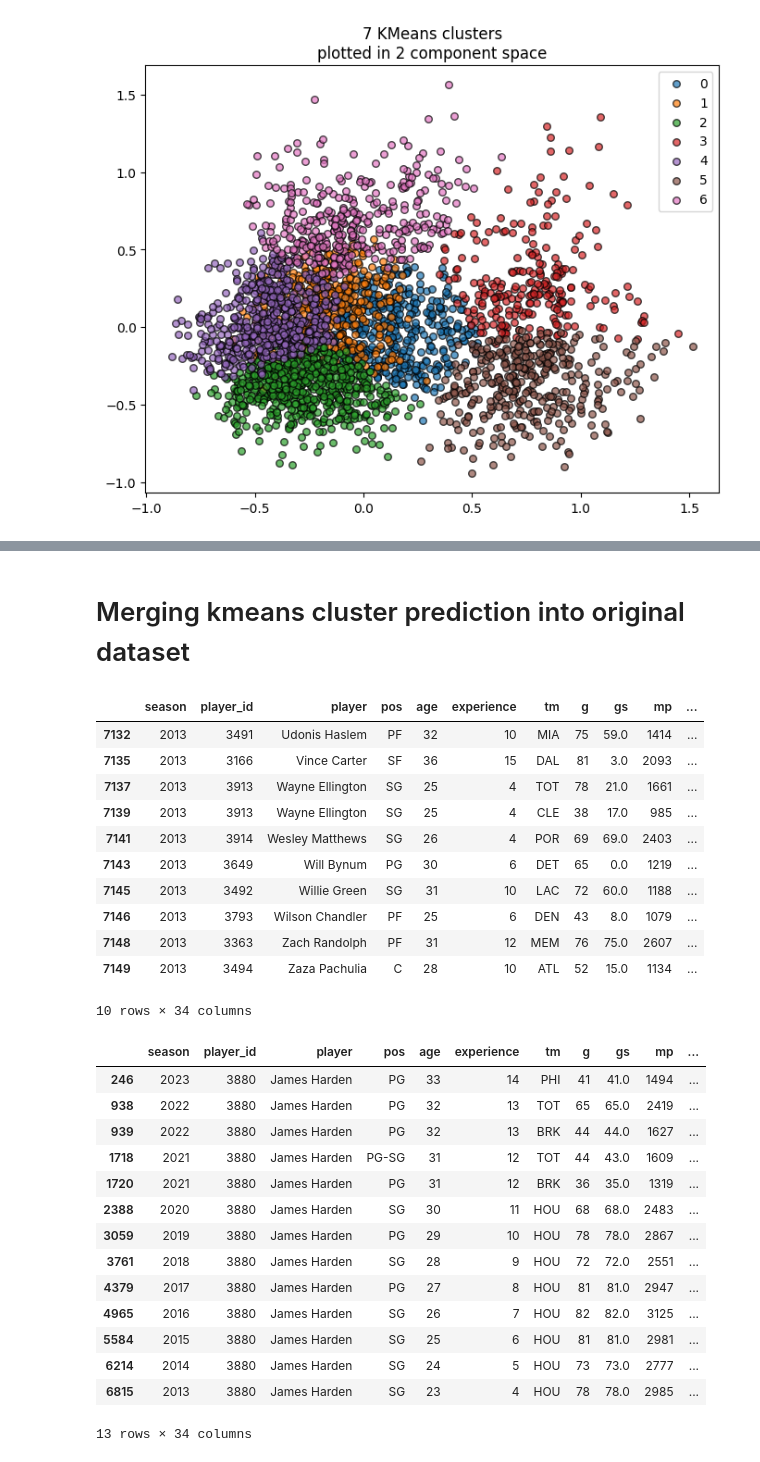
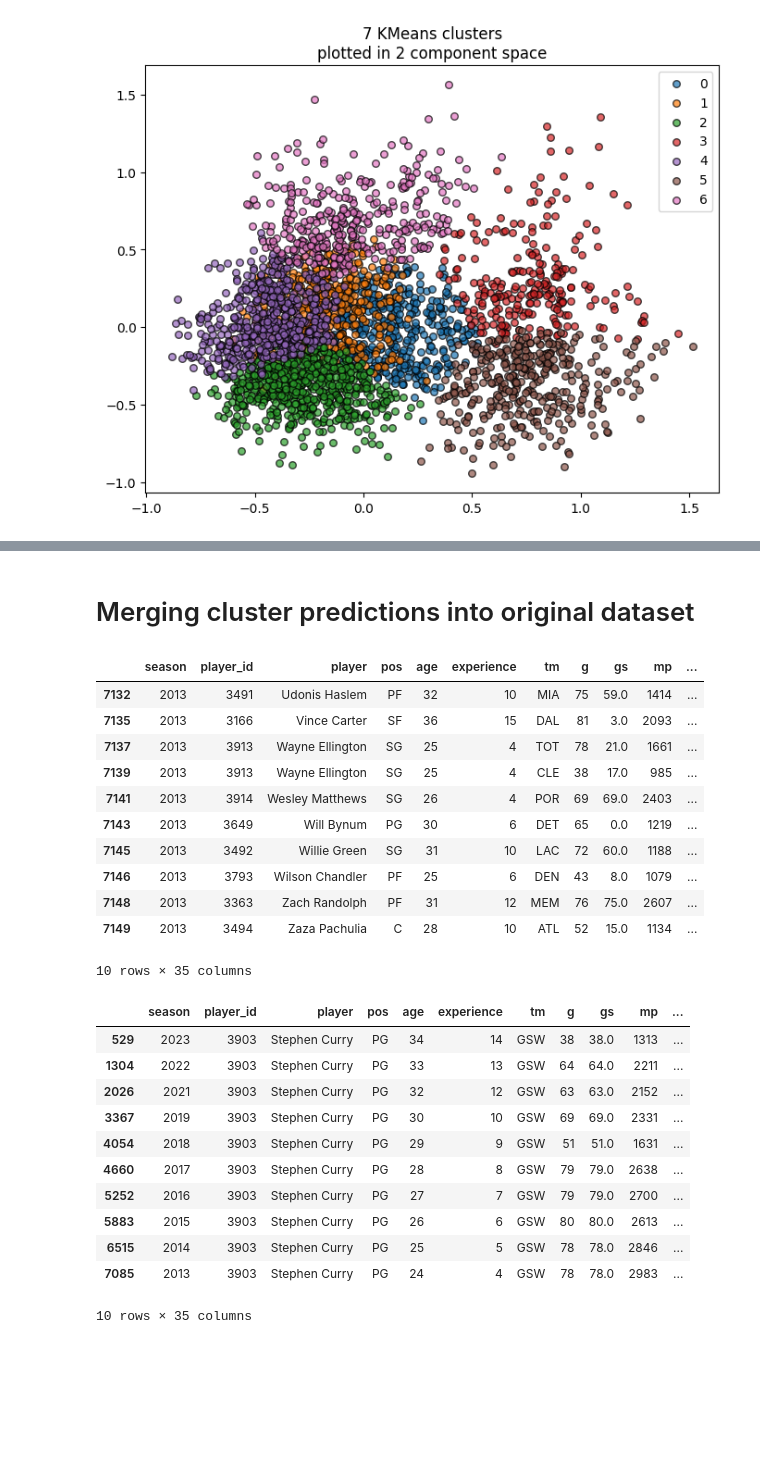
Before and after one commit to AlfonsoGhislieri/nba-machine-learning, a Jupyter notebook: getting_cleaning_data.ipynb, the cells around one changed output, grey strips where cells are left out. Drawn from its saved outputs; the diff is of its cells as text; code cells hidden in the pictures; blank space fills up the shorter version.

```diff
--- a/getting_cleaning_data.ipynb
+++ b/getting_cleaning_data.ipynb
@@ -333,12 +334,38 @@ def kmeans(X, n_clusters):
     # fit the model ... i.e. find the n clusters
     model.fit(X)
 
-    # predict the closest cluster for each sample of X
-    predicted=model.predict(X)
-
     # Return key cluster information: score, centres and labels
 
-    return (model.inertia_, model.cluster_centers_, model.labels_, predicted)
+    return (model.inertia_, model.cluster_centers_, model.labels_)
+# %%
+def gmm(X, n_clusters):
+    """
+        Use GMM to group the data into a specified number of clusters
+
+        :param DataFrame X: scaled data to be clustered
+        :param int n_clusters: number of clusters required
+    """
+
+    # Model the data with the specified number of multivariate Gaussians
+
+    model = GaussianMixture(n_components=n_clusters, random_state=123,
+                            n_init=10)
+
+    # fit the model ... i.e. find n Gaussians that fit the data the best
+
+    model.fit(X)
+
+    # Use BIC score to evaluate fit ... could use aic() instead
+    # or model.score(X) which gives score of each data row individually
+
+    score = model.bic(X)
+
+    # need to call predict(X) to determine which cluster that each point
+    # is most likely to belong to
+
+    labels = model.predict(X)
+
+    return (score, model.means_, labels)
 # %% [markdown]
 ## Selecting number of clusters
 # %%
@@ -479,9 +575,11 @@ plt.legend()
 # %% [markdown]
-# Merging kmeans cluster prediction into original dataset
+# Merging cluster predictions into original dataset
 # %%
-_, _, _, predicted = kmeans(X, 7)
+_, _, kmeans_labels = kmeans(X, 7)
+_, _, gmm_labels = gmm(X, 7)
 
-df['cluster'] = pd.Series(predicted, index=df.index)
+df['kmeans cluster'] = pd.Series(kmeans_labels, index=df.index)
+df['gmm cluster'] = pd.Series(gmm_labels, index=df.index)
 
 df.tail(10)
 # %% [output]
@@ -496,22 +594,19 @@ df.tail(10)
 | 7146 | 2013 | 3793 | Wilson Chandler | PF | 25 | 6 | DEN | 43 | 8.0 | 1079 | ... |
 | 7148 | 2013 | 3363 | Zach Randolph | PF | 31 | 12 | MEM | 76 | 75.0 | 2607 | ... |
 | 7149 | 2013 | 3494 | Zaza Pachulia | C | 28 | 10 | ATL | 52 | 15.0 | 1134 | ... |
-10 rows × 34 columns
+10 rows × 35 columns
 # %%
-df[df.player == 'James Harden']
+df[df.player == 'Stephen Curry']
 # %% [output]
 |  | season | player_id | player | pos | age | experience | tm | g | gs | mp | ... |
-| 246 | 2023 | 3880 | James Harden | PG | 33 | 14 | PHI | 41 | 41.0 | 1494 | ... |
-| 938 | 2022 | 3880 | James Harden | PG | 32 | 13 | TOT | 65 | 65.0 | 2419 | ... |
-| 939 | 2022 | 3880 | James Harden | PG | 32 | 13 | BRK | 44 | 44.0 | 1627 | ... |
-| 1718 | 2021 | 3880 | James Harden | PG-SG | 31 | 12 | TOT | 44 | 43.0 | 1609 | ... |
-| 1720 | 2021 | 3880 | James Harden | PG | 31 | 12 | BRK | 36 | 35.0 | 1319 | ... |
-| 2388 | 2020 | 3880 | James Harden | SG | 30 | 11 | HOU | 68 | 68.0 | 2483 | ... |
-| 3059 | 2019 | 3880 | James Harden | PG | 29 | 10 | HOU | 78 | 78.0 | 2867 | ... |
-| 3761 | 2018 | 3880 | James Harden | SG | 28 | 9 | HOU | 72 | 72.0 | 2551 | ... |
-| 4379 | 2017 | 3880 | James Harden | PG | 27 | 8 | HOU | 81 | 81.0 | 2947 | ... |
-| 4965 | 2016 | 3880 | James Harden | SG | 26 | 7 | HOU | 82 | 82.0 | 3125 | ... |
-| 5584 | 2015 | 3880 | James Harden | SG | 25 | 6 | HOU | 81 | 81.0 | 2981 | ... |
-| 6214 | 2014 | 3880 | James Harden | SG | 24 | 5 | HOU | 73 | 73.0 | 2777 | ... |
-| 6815 | 2013 | 3880 | James Harden | SG | 23 | 4 | HOU | 78 | 78.0 | 2985 | ... |
+| 529 | 2023 | 3903 | Stephen Curry | PG | 34 | 14 | GSW | 38 | 38.0 | 1313 | ... |
+| 1304 | 2022 | 3903 | Stephen Curry | PG | 33 | 13 | GSW | 64 | 64.0 | 2211 | ... |
+| 2026 | 2021 | 3903 | Stephen Curry | PG | 32 | 12 | GSW | 63 | 63.0 | 2152 | ... |
+| 3367 | 2019 | 3903 | Stephen Curry | PG | 30 | 10 | GSW | 69 | 69.0 | 2331 | ... |
+| 4054 | 2018 | 3903 | Stephen Curry | PG | 29 | 9 | GSW | 51 | 51.0 | 1631 | ... |
+| 4660 | 2017 | 3903 | Stephen Curry | PG | 28 | 8 | GSW | 79 | 79.0 | 2638 | ... |
+| 5252 | 2016 | 3903 | Stephen Curry | PG | 27 | 7 | GSW | 79 | 79.0 | 2700 | ... |
+| 5883 | 2015 | 3903 | Stephen Curry | PG | 26 | 6 | GSW | 80 | 80.0 | 2613 | ... |
+| 6515 | 2014 | 3903 | Stephen Curry | PG | 25 | 5 | GSW | 78 | 78.0 | 2846 | ... |
+| 7085 | 2013 | 3903 | Stephen Curry | PG | 24 | 4 | GSW | 78 | 78.0 | 2983 | ... |
-13 rows × 34 columns
+10 rows × 35 columns
```
Also changed, not shown: parts of 14 cells of this notebook.
